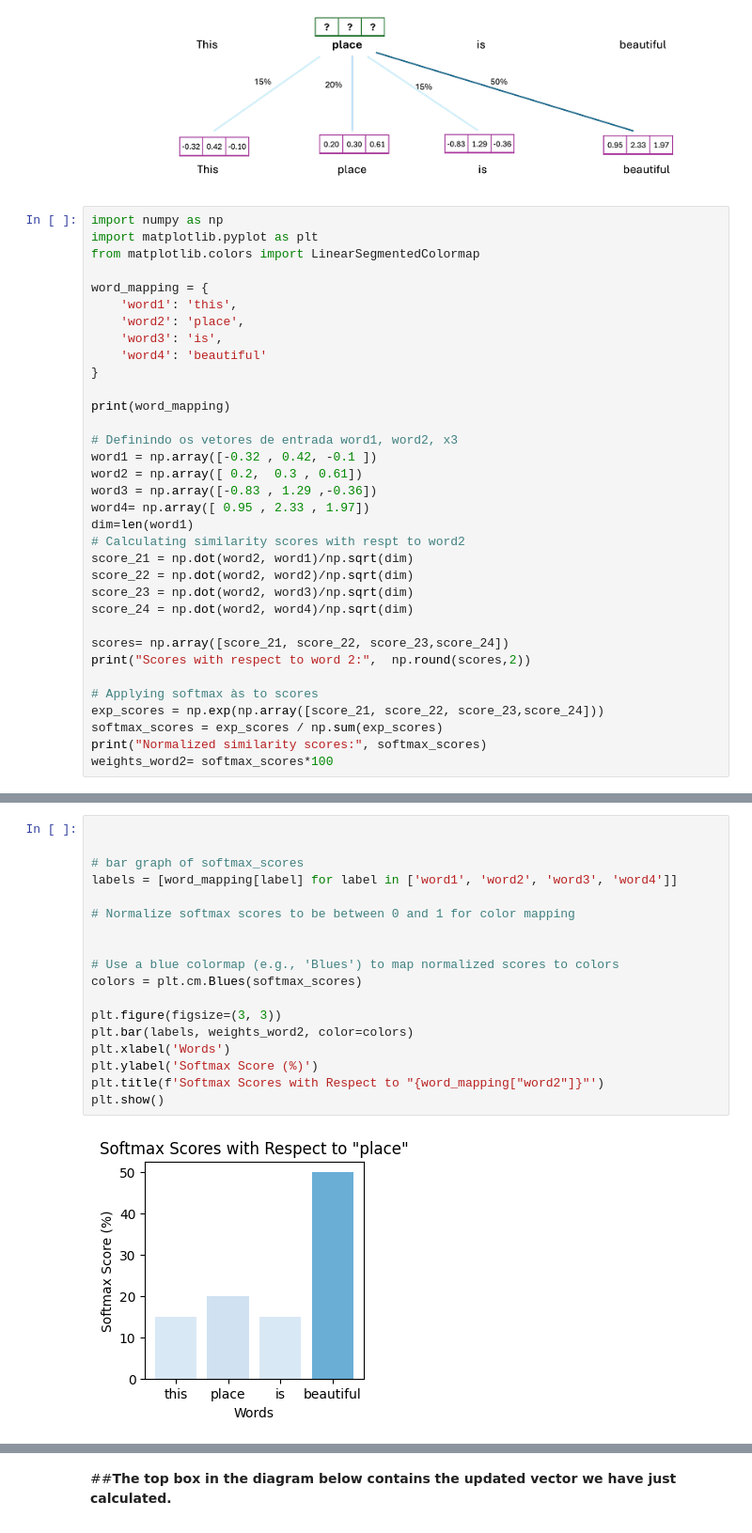
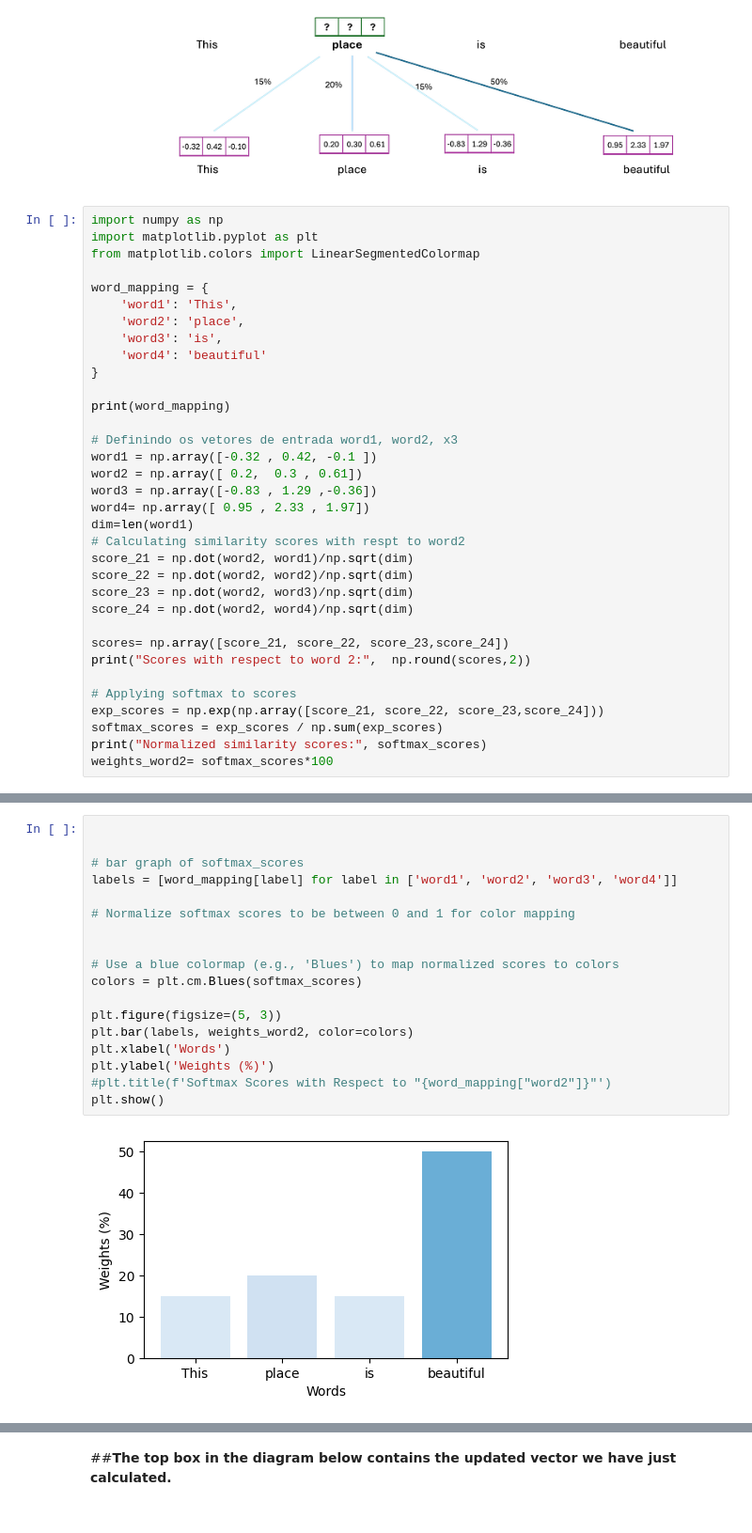
Before and after one commit to srgdesouza/IO-Classes, a Jupyter notebook: Blog_Self_Attention_Basic.ipynb, the cells around one changed output, grey strips where cells are left out. Shown at 94% size. Saved outputs shown, nothing was run; the diff lists cells and outputs as text.

```diff
--- a/Blog_Self_Attention_Basic.ipynb
+++ b/Blog_Self_Attention_Basic.ipynb
@@ -8,7 +8,7 @@ import matplotlib.pyplot as plt
 from matplotlib.colors import LinearSegmentedColormap
 
 word_mapping = {
-    'word1': 'this',
+    'word1': 'This',
     'word2': 'place',
     'word3': 'is',
     'word4': 'beautiful'
@@ -31,7 +31,7 @@ score_24 = np.dot(word2, word4)/np.sqrt(dim)
 scores= np.array([score_21, score_22, score_23,score_24])
 print("Scores with respect to word 2:",  np.round(scores,2))
 
-# Applying softmax às to scores
+# Applying softmax to scores
 exp_scores = np.exp(np.array([score_21, score_22, score_23,score_24]))
 softmax_scores = exp_scores / np.sum(exp_scores)
 print("Normalized similarity scores:", softmax_scores)
@@ -43,23 +43,23 @@ Normalized similarity scores: [0.14975737 0.20000186 0.14979196 0.50044881]
 # %%
 
 
 # bar graph of softmax_scores
 labels = [word_mapping[label] for label in ['word1', 'word2', 'word3', 'word4']]
 
 # Normalize softmax scores to be between 0 and 1 for color mapping
 
 
 # Use a blue colormap (e.g., 'Blues') to map normalized scores to colors
 colors = plt.cm.Blues(softmax_scores)
 
-plt.figure(figsize=(3, 3))
+plt.figure(figsize=(5, 3))
 plt.bar(labels, weights_word2, color=colors)
 plt.xlabel('Words')
-plt.ylabel('Softmax Score (%)')
-plt.title(f'Softmax Scores with Respect to "{word_mapping["word2"]}"')
+plt.ylabel('Weights (%)')
+#plt.title(f'Softmax Scores with Respect to "{word_mapping["word2"]}"')
 plt.show()
 # %% [output]
-[figure, old version]
+[figure, new version]
 # %%
 # Calculing updated representation of "place"
 word2_updated = softmax_scores[0] * word1 + softmax_scores[1] * word2 + softmax_scores[2] * word3 + softmax_scores[3] * word4
```
Also changed, not shown: parts of 19 cells of this notebook.
